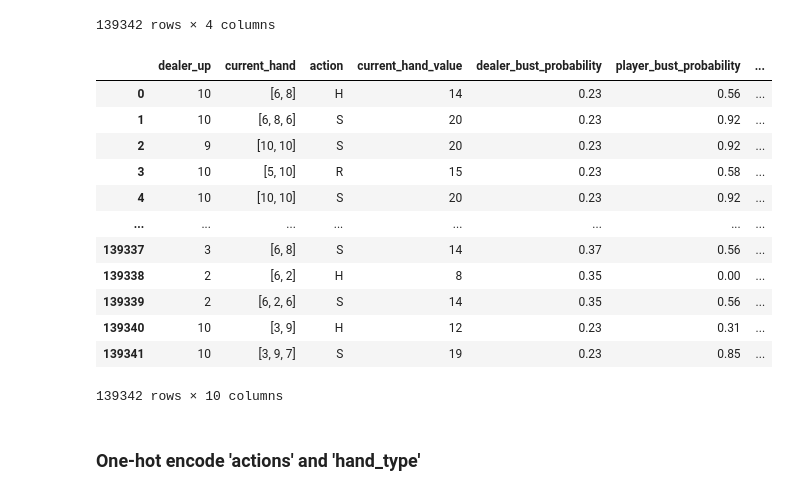
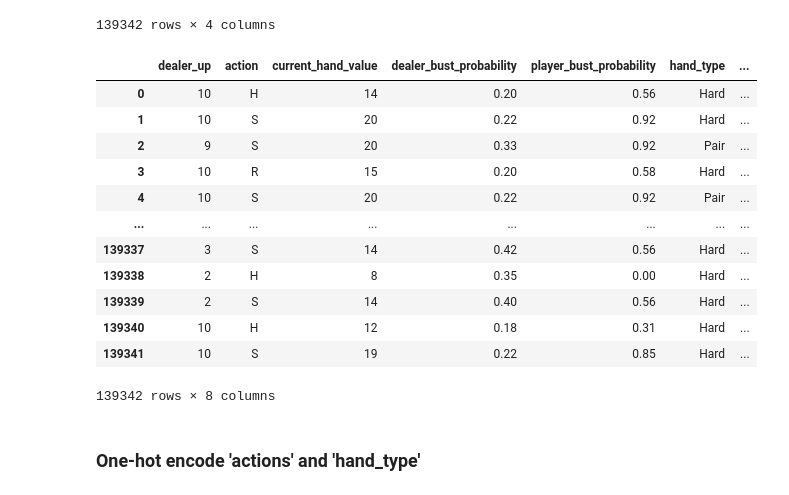
Before and after one commit to FuLLeNN/MLA1-A7, a Jupyter notebook: 7. Final Group Project.ipynb, the cells around one changed output. Cells and saved outputs as stored; diff of their text form; code cells hidden in the pictures.

```diff
--- a/7. Final Group Project.ipynb
+++ b/7. Final Group Project.ipynb
@@ -294,8 +294,9 @@ expanded_data
 # %%
 #calculate the bust probability for the dealers upcard
 # odds based on https://www.cachecreek.com/blackjack-odds
-def dealer_bust_probability(dealer_upcard):
-    bust_probabilities = {
+def dealer_bust_probability(dealer_upcard, player_hand_total):
+
+    base_bust_probabilities = {
         2: 0.35,
         3: 0.37,
         4: 0.40,
@@ -304,11 +305,47 @@ def dealer_bust_probability(dealer_upcard):
         7: 0.26,
         8: 0.24,
         9: 0.23,
-        10: 0.23,
-        11: 0.17
+        10: 0.17,
+        11: 0.14
     }
 
-    return bust_probabilities.get(dealer_upcard)
+    base_probability = base_bust_probabilities.get(dealer_upcard, 0)
+
+
+    if player_hand_total >= 18:
+
+        if dealer_upcard in [4, 5, 6]:
+            adjustment_factor = 0.15
+        elif dealer_upcard in [7, 8, 9]:
+            adjustment_factor = 0.10
+        elif dealer_upcard in [10, 11]:
+            adjustment_factor = 0.05
+        else:
+            adjustment_factor = 0.10
+    elif player_hand_total >= 14:
+        if dealer_upcard in [4, 5, 6]:
+            adjustment_factor = 0.08
+        elif dealer_upcard in [7, 8, 9]:
+            adjustment_factor = 0.05
+        elif dealer_upcard in [10, 11]:
+            adjustment_factor = 0.03
+        else:
+            adjustment_factor = 0.05
+    elif player_hand_total >= 12:
+        if dealer_upcard in [4, 5, 6]:
+            adjustment_factor = 0.05
+        elif dealer_upcard in [7, 8, 9]:
+            adjustment_factor = 0.03
+        elif dealer_upcard in [10, 11]:
+            adjustment_factor = 0.01
+        else:
+            adjustment_factor = 0.03
+    else:
+        adjustment_factor = 0.0
+    adjusted_probability = base_probability + adjustment_factor
+    adjusted_probability = min(max(adjusted_probability, 0), 1)
+
+    return adjusted_probability
 
 #calculate the bust probability for the player
 # odds based on https://www.cachecreek.com/blackjack-odds
@@ -337,7 +374,7 @@ def player_bust_probability(player_hand_total):
 
 
 expanded_data['dealer_bust_probability'] = expanded_data.apply(
-    lambda row: dealer_bust_probability(int(row['dealer_up'])), axis=1
+    lambda row: dealer_bust_probability(int(row['dealer_up']),int(row['current_hand_value'])), axis=1
 )
 expanded_data['player_bust_probability'] = expanded_data.apply(
     lambda row: player_bust_probability(int(row['current_hand_value'])), axis=1
@@ -391,47 +428,48 @@ expanded_data['count_adjustment'] = expanded_data.apply(
 def hand_type(hand):
     if 11 in hand and sum(hand) == 21:  # Ace as 11
         return 'BlackJack'
     elif 11 in hand and sum(hand) < 21:  # Ace as 11
         return 'Soft'
     elif hand[0] == hand[1]:  # Pair
         return 'Pair'
     else:
         return 'Hard'
 
 expanded_data['hand_type'] = expanded_data['current_hand'].apply(hand_type)
 
 def dealer_ace(card):
     if 11 == card:
         return 1
     else:
         return 0
 
 expanded_data['dealer_ace'] = expanded_data['dealer_up'].apply(dealer_ace)
 
 
 def count_cards(hand):
     return 1 if len(hand) > 2 else 0
 
 
 
+
 expanded_data['more_than_two_cards'] = expanded_data['current_hand'].apply(count_cards)
-
+expanded_data.drop(columns=['count_adjustment', 'current_hand'], inplace=True)
 
 expanded_data
 # %% [output]
-|  | dealer_up | current_hand | action | current_hand_value | dealer_bust_probability | player_bust_probability | ... |
-| 0 | 10 | [6, 8] | H | 14 | 0.23 | 0.56 | ... |
-| 1 | 10 | [6, 8, 6] | S | 20 | 0.23 | 0.92 | ... |
-| 2 | 9 | [10, 10] | S | 20 | 0.23 | 0.92 | ... |
-| 3 | 10 | [5, 10] | R | 15 | 0.23 | 0.58 | ... |
-| 4 | 10 | [10, 10] | S | 20 | 0.23 | 0.92 | ... |
+|  | dealer_up | action | current_hand_value | dealer_bust_probability | player_bust_probability | hand_type | ... |
+| 0 | 10 | H | 14 | 0.20 | 0.56 | Hard | ... |
+| 1 | 10 | S | 20 | 0.22 | 0.92 | Hard | ... |
+| 2 | 9 | S | 20 | 0.33 | 0.92 | Pair | ... |
+| 3 | 10 | R | 15 | 0.20 | 0.58 | Hard | ... |
+| 4 | 10 | S | 20 | 0.22 | 0.92 | Pair | ... |
 | ... | ... | ... | ... | ... | ... | ... | ... |
-| 139337 | 3 | [6, 8] | S | 14 | 0.37 | 0.56 | ... |
-| 139338 | 2 | [6, 2] | H | 8 | 0.35 | 0.00 | ... |
-| 139339 | 2 | [6, 2, 6] | S | 14 | 0.35 | 0.56 | ... |
-| 139340 | 10 | [3, 9] | H | 12 | 0.23 | 0.31 | ... |
-| 139341 | 10 | [3, 9, 7] | S | 19 | 0.23 | 0.85 | ... |
+| 139337 | 3 | S | 14 | 0.42 | 0.56 | Hard | ... |
+| 139338 | 2 | H | 8 | 0.35 | 0.00 | Hard | ... |
+| 139339 | 2 | S | 14 | 0.40 | 0.56 | Hard | ... |
+| 139340 | 10 | H | 12 | 0.18 | 0.31 | Hard | ... |
+| 139341 | 10 | S | 19 | 0.22 | 0.85 | Hard | ... |
-139342 rows × 10 columns
+139342 rows × 8 columns
 # %% [markdown]
 ### One-hot encode 'actions' and 'hand_type'
 # %%
```
Also changed, not shown: parts of 4 cells of this notebook.
